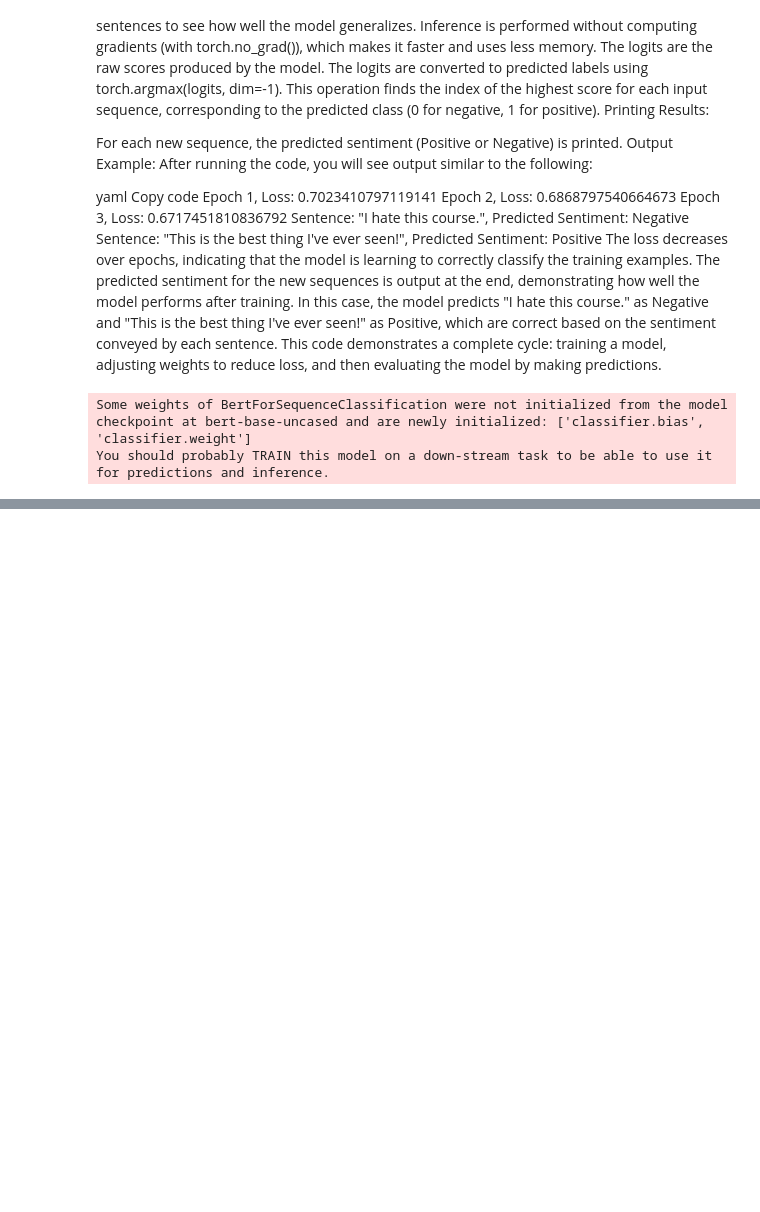
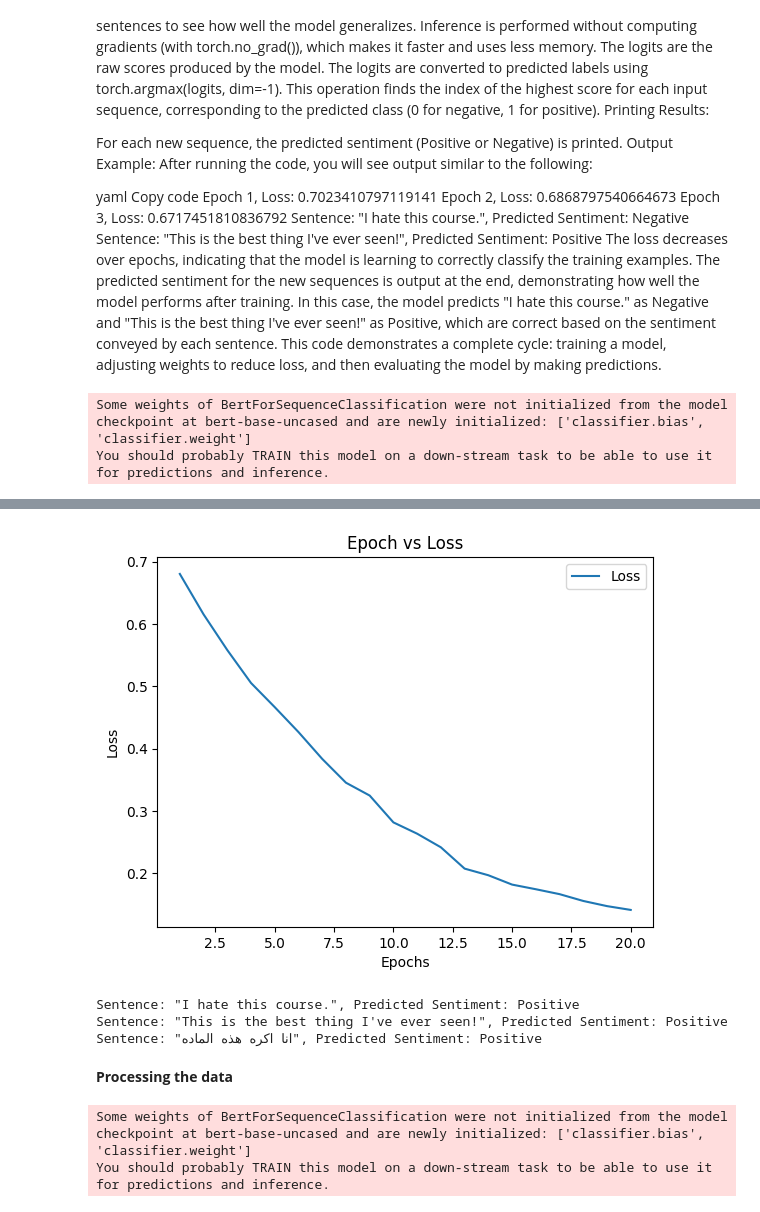
Before and after one commit to aelkhodary/AI_ML_Coders, a Jupyter notebook: Transformation_01.ipynb, the cells around one changed output, grey strips where cells are left out. Drawn from its saved outputs; the diff is of its cells as text; code cells hidden in the pictures; blank space fills up the shorter version.

```diff
--- a/Transformation_01.ipynb
+++ b/Transformation_01.ipynb
@@ -394,6 +394,7 @@ The predicted sentiment for the new sequences is output at the end, demonstratin
 This code demonstrates a complete cycle: training a model, adjusting weights to reduce loss, and then evaluating the model by making predictions.
 # %%
 import torch
+import matplotlib.pyplot as plt
 from transformers import AdamW, AutoTokenizer, AutoModelForSequenceClassification
 
 # Load the model and tokenizer
@@ -411,7 +412,7 @@ sequences = [
 # Tokenize the sequences
 batch = tokenizer(sequences, padding=True, truncation=True, return_tensors="pt")
 
-# Add labels to the batch (labels for both sentences are 1, meaning they are positive)
+# Add labels to the batch (positive sentiment = 1, negative sentiment = 0)
 batch["labels"] = torch.tensor([1, 1, 0])
 
 # Move the model and data to GPU if available
@@ -422,8 +423,11 @@ batch = {k: v.to(device) for k, v in batch.items()}
 # Define the optimizer
 optimizer = AdamW(model.parameters(), lr=1e-5)
 
+# Track the loss during training
+loss_values = []
+
 # Training the model for a few iterations
-epochs = 100
+epochs = 20
 for epoch in range(epochs):
     # Zero out gradients
     optimizer.zero_grad()
@@ -431,6 +435,7 @@ for epoch in range(epochs):
     # Forward pass - calculate loss
     output = model(**batch)
     loss = output.loss
+    loss_values.append(loss.item())  # Track loss
     print(f"Epoch {epoch + 1}, Loss: {loss.item()}")
 
     # Backward pass - compute gradients
@@ -438,6 +443,14 @@ for epoch in range(epochs):
 
     # Update weights
     optimizer.step()
+
+# Plotting the loss curve (Epoch vs Loss)
+plt.plot(range(1, epochs + 1), loss_values, label="Loss")
+plt.xlabel('Epochs')
+plt.ylabel('Loss')
+plt.title('Epoch vs Loss')
+plt.legend()
+plt.show()
 
 # Evaluation - using the model to make predictions
 model.eval()  # Set the model to evaluation mode
@@ -488,0 +505,31 @@ Sentence: "انا اكره هذه الماده", Predicted Sentiment: Positive
+[figure, added]
+Sentence: "I hate this course.", Predicted Sentiment: Positive
+Sentence: "This is the best thing I've ever seen!", Predicted Sentiment: Positive
+Sentence: "انا اكره هذه الماده", Predicted Sentiment: Positive
+# %% [markdown]
+**Processing the data**
+# %%
+import torch
+from transformers import AdamW, AutoTokenizer, AutoModelForSequenceClassification
+
+# Same as before
+checkpoint = "bert-base-uncased"
+tokenizer = AutoTokenizer.from_pretrained(checkpoint)
+model = AutoModelForSequenceClassification.from_pretrained(checkpoint)
+sequences = [
+    "I've been waiting for a HuggingFace course my whole life.",
+    "This course is amazing!",
+]
+batch = tokenizer(sequences, padding=True, truncation=True, return_tensors="pt")
+
+# This is new
+batch["labels"] = torch.tensor([1, 1])
+
+optimizer = AdamW(model.parameters())
+loss = model(**batch).loss
+loss.backward()
+
+optimizer.step()
+# %% [output]
+Some weights of BertForSequenceClassification were not initialized from the model checkpoint at bert-base-uncased and are newly initialized: ['classifier.bias', 'classifier.weight']
+You should probably TRAIN this model on a down-stream task to be able to use it for predictions and inference.
```
Also changed, not shown: parts of 6 cells of this notebook.
